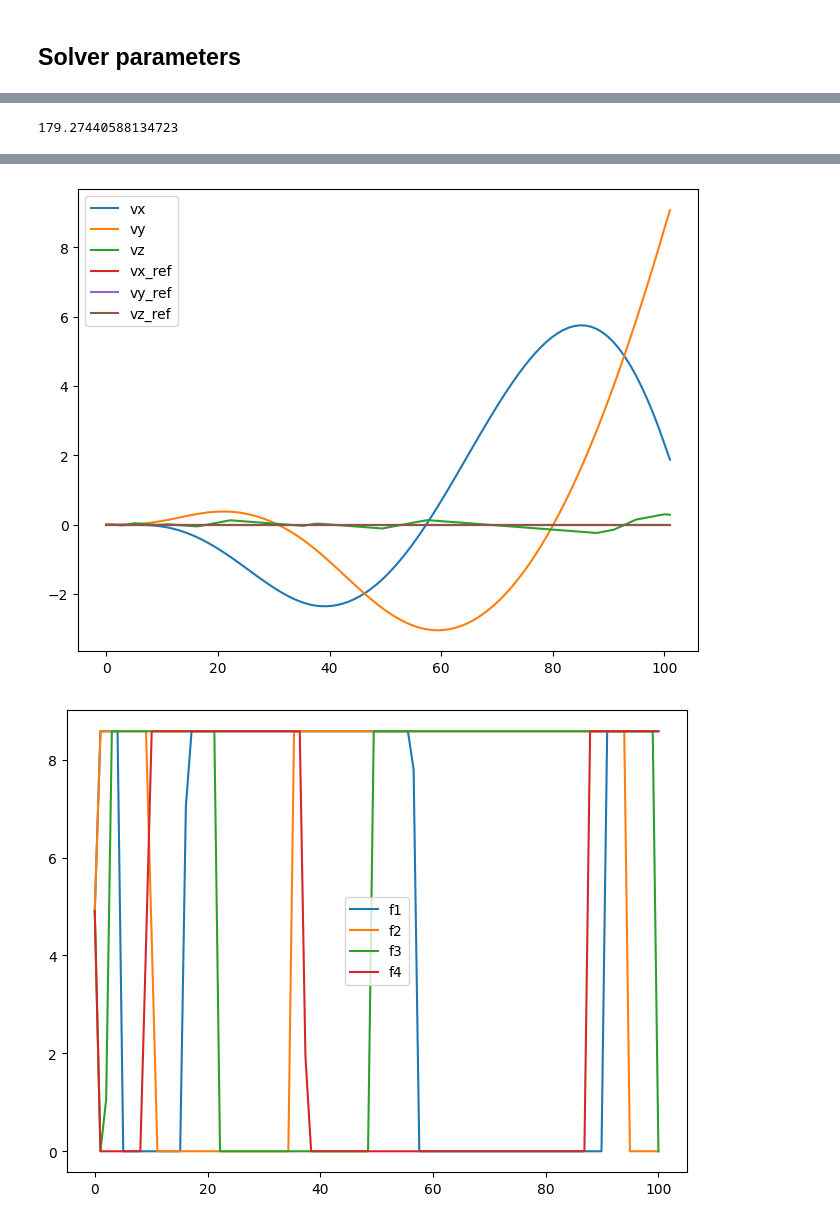
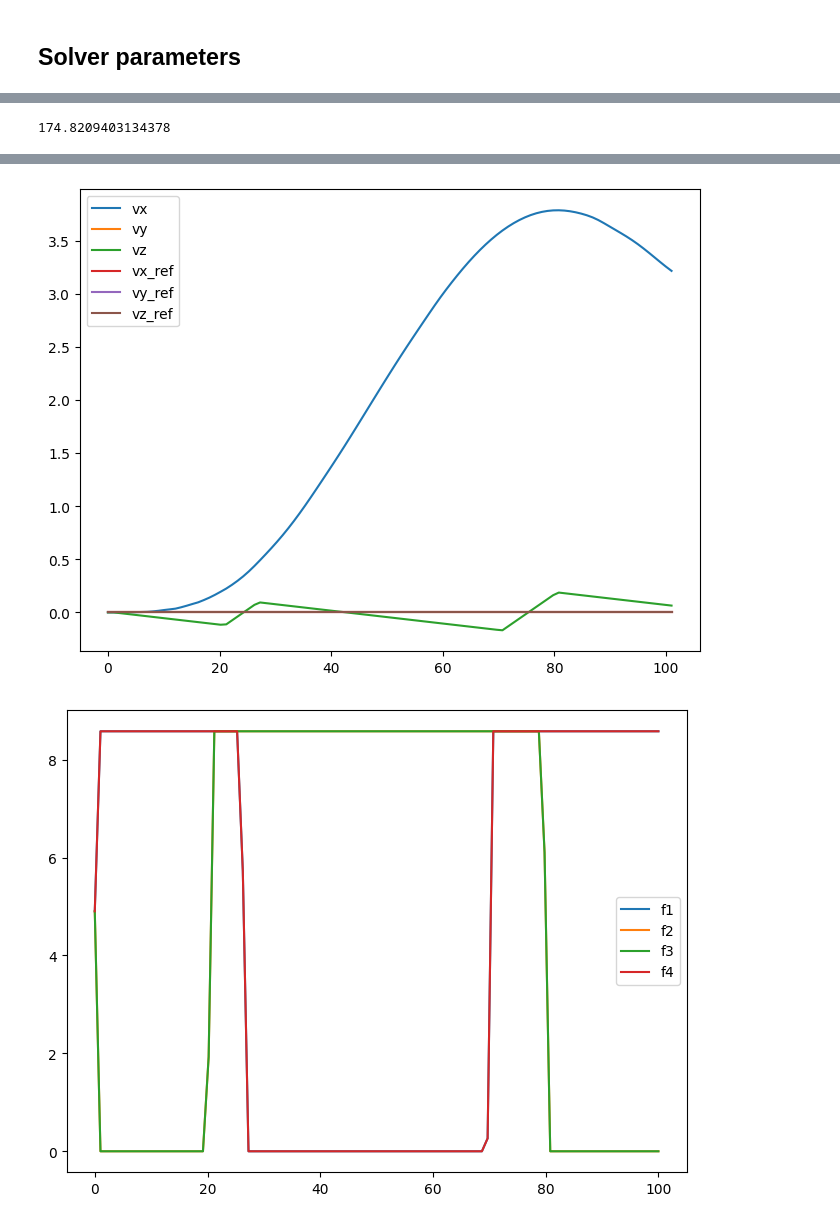
Before and after one commit to kousheekc/nmpc_px4_ros2, a Jupyter notebook: nmpc_px4_ros2/scripts/nmpc_flight_mode.ipynb, the cells around one changed output, grey strips where cells are left out. Saved outputs shown, nothing was run; the diff lists cells and outputs as text; code cells hidden in the pictures.

```diff
--- a/nmpc_px4_ros2/scripts/nmpc_flight_mode.ipynb
+++ b/nmpc_px4_ros2/scripts/nmpc_flight_mode.ipynb
@@ -38,7 +38,7 @@ u_max = np.array([max_force_per_motor, max_force_per_motor, max_force_per_motor,
 u_hov = np.array([m*g/4.0, m*g/4.0, m*g/4.0, m*g/4.0])
 
 # Solver parameters
-Tf = 1.0
+Tf = 0.5
 N = 100
 # %% [markdown]
 ## Model Definition
@@ -73,7 +73,7 @@ dpz = vz
 dqw = 0.5 * (-wx*qx - wy*qy - wz*qz)
 dqx = 0.5 * ( wx*qw + wz*qy - wy*qz)
 dqy = 0.5 * ( wy*qw - wz*qx + wx*qz)
-dqw = 0.5 * ( wz*qw + wy*qx - wx*qy)
+dqz = 0.5 * ( wz*qw + wy*qx - wx*qy)
 dvx = (2 * (u0+u1+u2+u3) / m) * (qy*qw + qz*qx)
 dvy = (2 * (u0+u1+u2+u3) / m) * (qy*qz - qw*qx)
 dvz = ((u0+u1+u2+u3) / m) * (qw*qw - qx*qx - qy*qy +qz*qz) - g
@@ -81,7 +81,7 @@ dwx = (1/jx) * (-dx[0]*u0 - dx[1]*u1 + dx[2]*u2 + dx[3]*u3 - wy*jz*wz + wz*jy*wy
 dwy = (1/jy) * ( dy[0]*u0 - dy[1]*u1 - dy[2]*u2 + dy[3]*u3 - wz*jx*wx + wx*jz*wz)
 dwz = (1/jz) * (   -cd*u0 +    cd*u1 -    cd*u2 +    cd*u3 - wx*jy*wy + wy*jx*wx)
 
-f_expl = ca.vertcat(dpx, dpy, dpz, dqw, dqx, dqy, dqw, dvx, dvy, dvz, dwx, dwy, dwz)
+f_expl = ca.vertcat(dpx, dpy, dpz, dqw, dqx, dqy, dqz, dvx, dvy, dvz, dwx, dwy, dwz)
 f_impl = xdot - f_expl
 
 # Model definitions
@@ -102,11 +102,11 @@ nu = model.u.size()[0]
 ny = nx + nu
 ny_e = nx
 
-W = np.diag([100, 100, 100,
-            1e-2, 1e-2, 1e-2, 1e-2,
-            1e-5, 1e-5, 1e-5,
-            1e-5, 1e-5, 1e-5,
-            1e-2, 1e-2, 1e-2, 1e-2])
+W = np.diag([10, 10, 10,
+             1e-1, 1e-1, 1e-1, 1e-1,
+             1e-5, 1e-5, 1e-5,
+             1e-5, 1e-5, 1e-5,
+             6e-2, 6e-2, 6e-2, 6e-2])
 
 Vx = np.zeros((ny, nx))
 Vx[:nx, :nx] = np.eye(nx)
@@ -168,26 +168,26 @@ current_state = np.array([0.0, 0.0, 1.0,
                           0.0, 0.0, 0.0,
                           0.0, 0.0, 0.0,])
 
-theta = np.linspace(0, 2.0*np.pi, ocp.dims.N+1)
+# theta = np.linspace(0, 2.0*np.pi, ocp.dims.N+1)
+# reference_trajectory = []
+# for t in theta:
+#     reference_trajectory.append([np.cos(t), np.sin(t), 1.0,
+#                                  1.0, 0.0, 0.0, 0.0,
+#                                  0.0, 0.0, 0.0,
+#                                  0.0, 0.0, 0.0,
+#                                  max_force_per_motor/thrust_to_weight, max_force_per_motor/thrust_to_weight, max_force_per_motor/thrust_to_weight, max_force_per_motor/thrust_to_weight])
+
+# reference_trajectory = np.array(reference_trajectory)
+
 reference_trajectory = []
-for t in theta:
-    reference_trajectory.append([np.cos(t), np.sin(t), 1.0,
+for t in np.linspace(0, 1, ocp.dims.N+1):
+    reference_trajectory.append([t, 0.0, 1.0,
                                  1.0, 0.0, 0.0, 0.0,
                                  0.0, 0.0, 0.0,
                                  0.0, 0.0, 0.0,
                                  max_force_per_motor/thrust_to_weight, max_force_per_motor/thrust_to_weight, max_force_per_motor/thrust_to_weight, max_force_per_motor/thrust_to_weight])
 
 reference_trajectory = np.array(reference_trajectory)
-
-# reference_trajectory = []
-# for t in np.linspace(0, 1, ocp.dims.N+1):
-#     reference_trajectory.append([t, 0.0, 1.0,
-#                                  1.0, 0.0, 0.0, 0.0,
-#                                  0.0, 0.0, 0.0,
-#                                  0.0, 0.0, 0.0,
-#                                  max_force_per_motor/thrust_to_weight, max_force_per_motor/thrust_to_weight, max_force_per_motor/thrust_to_weight, max_force_per_motor/thrust_to_weight])
-
-# reference_trajectory = np.array(reference_trajectory)
 
 # Fill initial state
 acados_solver.set(0, "lbx", current_state)
@@ -271,4 +271,4 @@ ax.plot(t, us[:, 3], label='f4')
 ax.legend()
 plt.show()
 # %% [output]
-179.27440588134723
+174.8209403134378
@@ -277,2 +277,2 @@ plt.show()
-[figure, old version]
+[figure, new version]
-[figure, old version]
+[figure, new version]
```
Also changed, not shown: parts of 2 cells of this notebook, 26 other files.
